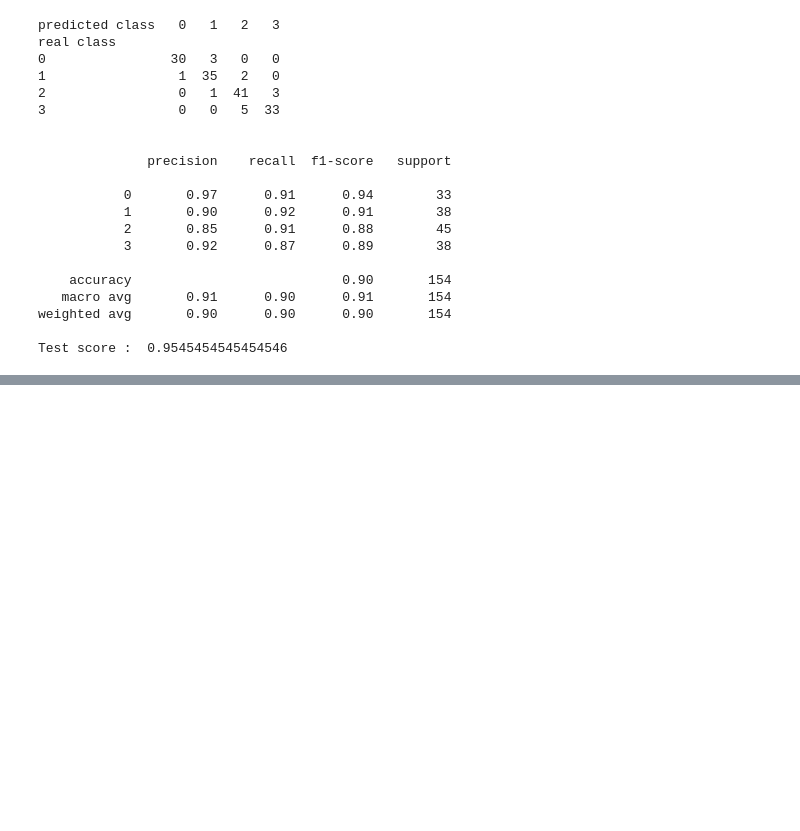
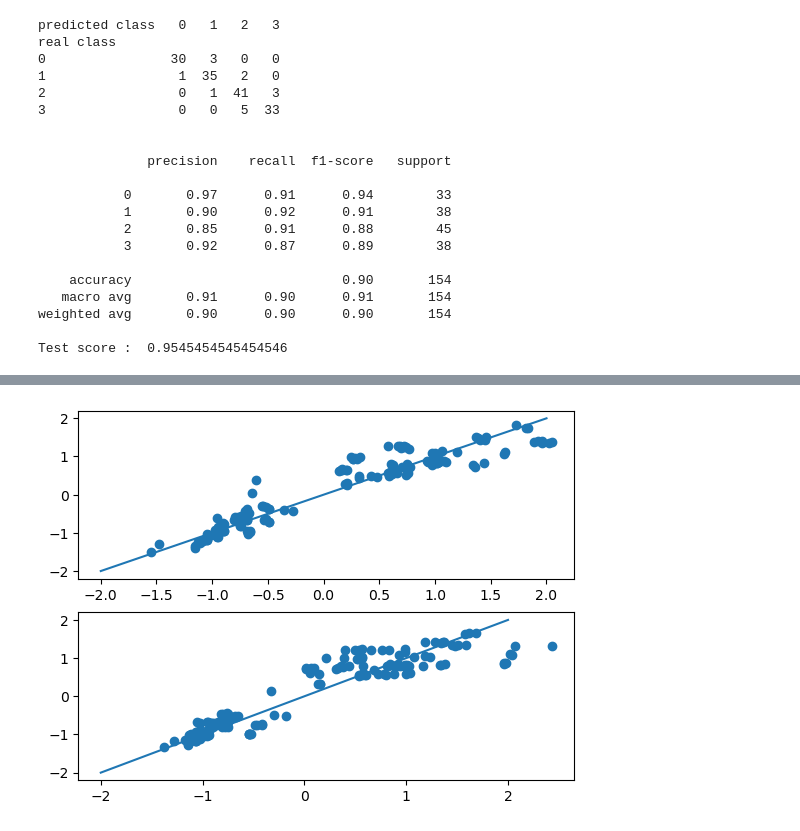
Before and after one commit to AmauryMaros/Energy_efficiency_modelisation, a Jupyter notebook: energy_efficiency.ipynb, the cells around one changed output, grey strips where cells are left out. Drawn from its saved outputs; the diff is of its cells as text; code cells hidden in the pictures; blank space fills up the shorter version.

Commit message:
linear regression

```diff
--- a/energy_efficiency.ipynb
+++ b/energy_efficiency.ipynb
@@ -271,0 +289,24 @@ Test score :  0.9545454545454546
+# %%
+from sklearn.metrics import mean_squared_error, mean_absolute_error
+lr = LinearRegression()
+lr.fit(X_train_scaled, y_train_scaled)
+
+y_pred_lr = lr.predict(X_test_scaled)
+y_pred_lr_train = lr.predict(X_train_scaled)
+
+# training set
+mae_lr_train = mean_absolute_error(y_train_scaled,y_pred_lr_train)
+mse_lr_train = mean_squared_error(y_train_scaled,y_pred_lr_train,squared=True)
+rmse_lr_train = mean_squared_error(y_train_scaled,y_pred_lr_train,squared=False)
+r2_train = lr.score(X_train_scaled, y_train_scaled)
+
+# test set
+mae_lr_test = mean_absolute_error(y_test_scaled,y_pred_lr)
+mse_lr_test = mean_squared_error(y_test_scaled,y_pred_lr,squared=True)
+rmse_lr_test = mean_squared_error(y_test_scaled,y_pred_lr,squared=False)
+r2_test = lr.score(X_test_scaled, y_test_scaled)
+
+train_set = [mae_lr_train,mse_lr_train,rmse_lr_train,r2_train]
+test_set = [mae_lr_test,mse_lr_test,rmse_lr_test,r2_test]
+
+scores = pd.DataFrame({"train_set": train_set, "test_set": test_set}, index=['MAE','MSE','RMSE','R2'])
@@ -271,0 +321,22 @@ Test score :  0.9545454545454546
+# %%
+heating, cooling = [], []
+
+for element in y_test_scaled :
+    heating.append(element[0])
+    cooling.append(element[1])
+
+heating_pred, cooling_pred = [], []
+
+for element in y_pred_lr :
+    heating_pred.append(element[0])
+    cooling_pred.append(element[1])
+
+plt.subplot(211)
+plt.scatter(heating, heating_pred)
+plt.plot([-2,2],[-2,2]);
+
+plt.subplot(212)
+plt.scatter(cooling, cooling_pred)
+plt.plot([-2,2],[-2,2]);
+# %% [output]
+[figure, added]
```
Also changed, not shown: parts of 6 cells of this notebook.
